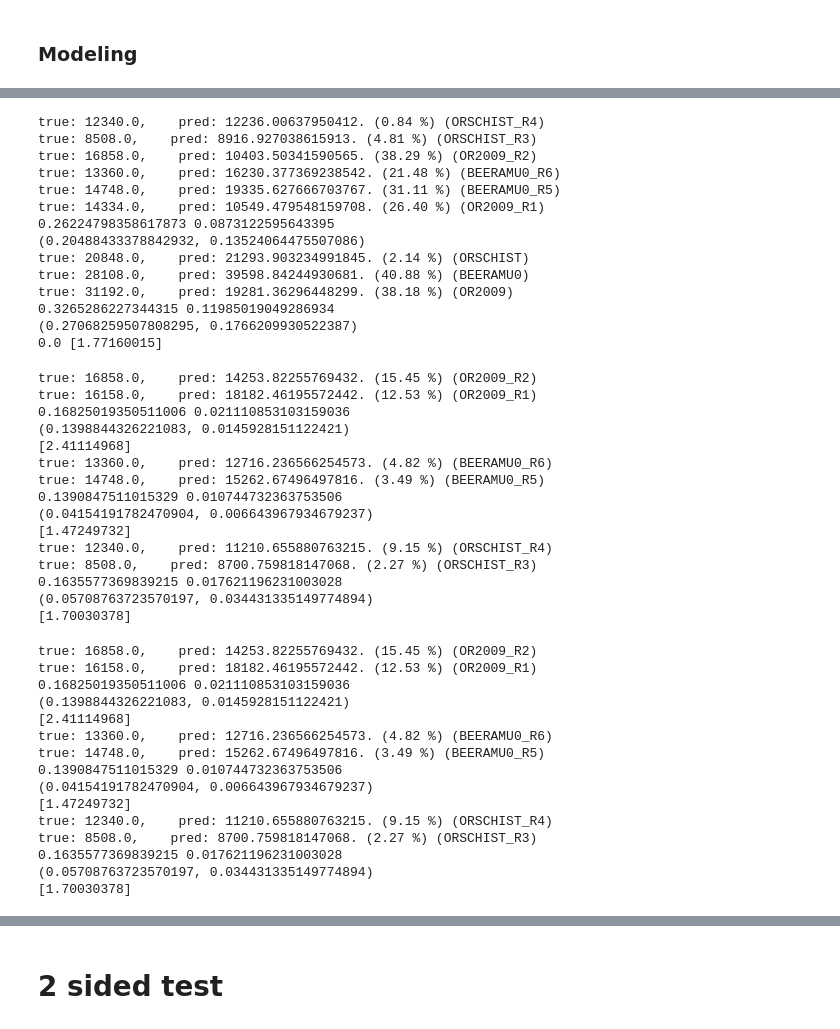
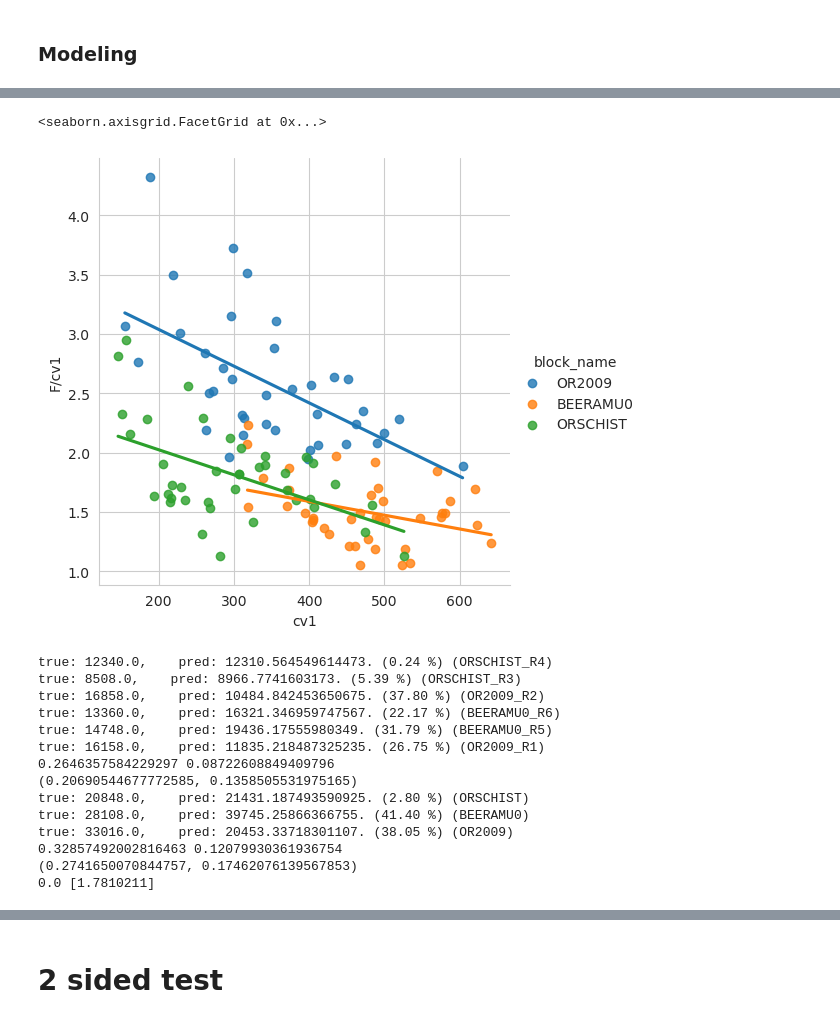
Before and after one commit to FruitSpec/fsCounter, a Jupyter notebook: vision/tools/jupyter_notebooks/Motcha_analysis 23AUG23.ipynb, the cells around one changed output, grey strips where cells are left out. Drawn from its saved outputs; the diff is of its cells as text; code cells hidden in the pictures.

```diff
--- a/vision/tools/jupyter_notebooks/Motcha_analysis 23AUG23.ipynb
+++ b/vision/tools/jupyter_notebooks/Motcha_analysis 23AUG23.ipynb
@@ -313,3 +339,10 @@ sys.path.append(r'/home/fruitspec-lab/FruitSpec/Code/roi/fsCounter')
+# %%
+df_f["F/cv1"] = df_f["F"]/df_f["cv1"]
+df_f["blcok_side"] = df_f["block_name"] + "_"+ df_f["side"]
+sns.lmplot(data=df_f, x="cv1", y="F/cv1", hue="block_name", ci=None)
+# %% [output]
+<seaborn.axisgrid.FacetGrid at 0x...>
+[figure, added]
 # %%
 df_f["row"] = df_f["real_row"]
 
@@ -322,55 +355,23 @@ print(cross_validate_with_mean(model, X, y, groups=df["block_name"]))
 model.fit(X,y)
 print(model.intercept_, model.coef_)
 # %% [output]
-true: 12340.0,    pred: 12236.00637950412. (0.84 %) (ORSCHIST_R4)
-true: 8508.0,    pred: 8916.927038615913. (4.81 %) (ORSCHIST_R3)
-true: 16858.0,    pred: 10403.50341590565. (38.29 %) (OR2009_R2)
-true: 13360.0,    pred: 16230.377369238542. (21.48 %) (BEERAMU0_R6)
-true: 14748.0,    pred: 19335.627666703767. (31.11 %) (BEERAMU0_R5)
-true: 14334.0,    pred: 10549.479548159708. (26.40 %) (OR2009_R1)
-0.26224798358617873 0.0873122595643395
-(0.20488433378842932, 0.13524064475507086)
-true: 20848.0,    pred: 21293.903234991845. (2.14 %) (ORSCHIST)
-true: 28108.0,    pred: 39598.84244930681. (40.88 %) (BEERAMU0)
-true: 31192.0,    pred: 19281.36296448299. (38.18 %) (OR2009)
-0.3265286227344315 0.11985019049286934
-(0.27068259507808295, 0.1766209930522387)
-0.0 [1.77160015]
+true: 12340.0,    pred: 12310.564549614473. (0.24 %) (ORSCHIST_R4)
+true: 8508.0,    pred: 8966.7741603173. (5.39 %) (ORSCHIST_R3)
+true: 16858.0,    pred: 10484.842453650675. (37.80 %) (OR2009_R2)
+true: 13360.0,    pred: 16321.346959747567. (22.17 %) (BEERAMU0_R6)
+true: 14748.0,    pred: 19436.17555980349. (31.79 %) (BEERAMU0_R5)
+true: 16158.0,    pred: 11835.218487325235. (26.75 %) (OR2009_R1)
+0.2646357584229297 0.08722608849409796
+(0.20690544677772585, 0.1358505531975165)
+true: 20848.0,    pred: 21431.187493590925. (2.80 %) (ORSCHIST)
+true: 28108.0,    pred: 39745.25866366755. (41.40 %) (BEERAMU0)
+true: 33016.0,    pred: 20453.33718301107. (38.05 %) (OR2009)
+0.32857492002816463 0.12079930361936754
+(0.2741650070844757, 0.17462076139567853)
+0.0 [1.7810211]
 # %%
 run_LROCV_by_block(df_f, "cv1")
-# %% [output]
-true: 16858.0,    pred: 14253.82255769432. (15.45 %) (OR2009_R2)
-true: 16158.0,    pred: 18182.46195572442. (12.53 %) (OR2009_R1)
-0.16825019350511006 0.021110853103159036
-(0.1398844326221083, 0.0145928151122421)
-[2.41114968]
-true: 13360.0,    pred: 12716.236566254573. (4.82 %) (BEERAMU0_R6)
-true: 14748.0,    pred: 15262.67496497816. (3.49 %) (BEERAMU0_R5)
-0.1390847511015329 0.010744732363753506
-(0.04154191782470904, 0.006643967934679237)
-[1.47249732]
-true: 12340.0,    pred: 11210.655880763215. (9.15 %) (ORSCHIST_R4)
-true: 8508.0,    pred: 8700.759818147068. (2.27 %) (ORSCHIST_R3)
-0.1635577369839215 0.017621196231003028
-(0.05708763723570197, 0.034431335149774894)
-[1.70030378]
 # %%
 run_LROCV_by_block(df_f, "cv1")
-# %% [output]
-true: 16858.0,    pred: 14253.82255769432. (15.45 %) (OR2009_R2)
-true: 16158.0,    pred: 18182.46195572442. (12.53 %) (OR2009_R1)
-0.16825019350511006 0.021110853103159036
-(0.1398844326221083, 0.0145928151122421)
-[2.41114968]
-true: 13360.0,    pred: 12716.236566254573. (4.82 %) (BEERAMU0_R6)
-true: 14748.0,    pred: 15262.67496497816. (3.49 %) (BEERAMU0_R5)
-0.1390847511015329 0.010744732363753506
-(0.04154191782470904, 0.006643967934679237)
-[1.47249732]
-true: 12340.0,    pred: 11210.655880763215. (9.15 %) (ORSCHIST_R4)
-true: 8508.0,    pred: 8700.759818147068. (2.27 %) (ORSCHIST_R3)
-0.1635577369839215 0.017621196231003028
-(0.05708763723570197, 0.034431335149774894)
-[1.70030378]
 # %%
 run_LROCV_by_block(df_f, "cv1", fit_intercept=True)
```
Also changed, not shown: parts of 10 cells of this notebook, 9 other files.
